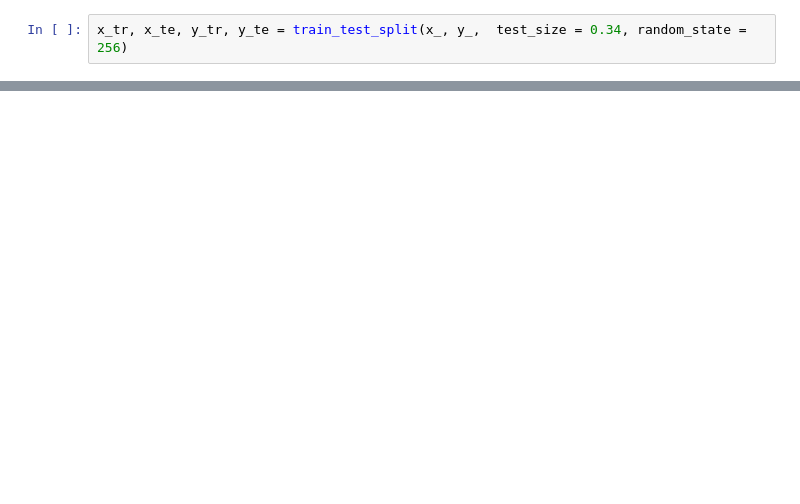
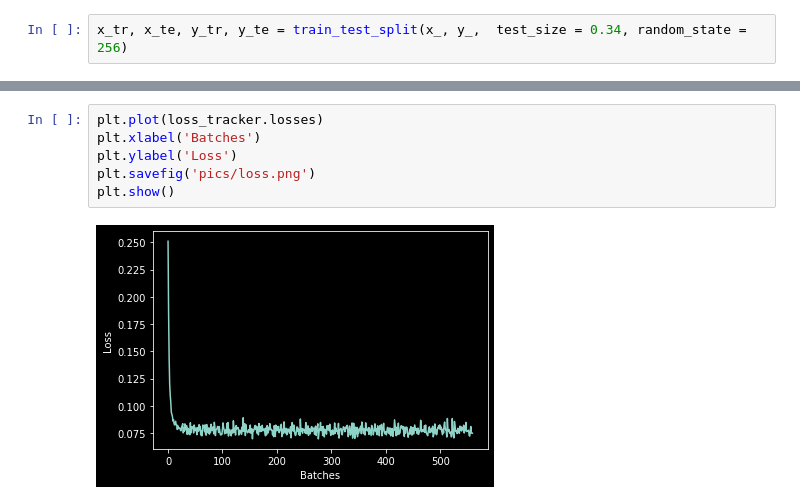
Before and after one commit to RyanYin04/MachineLearningPractice, a Jupyter notebook: 171ass2/Assignment2.ipynb, the cells around one changed output, grey strips where cells are left out. Cells and saved outputs as stored; diff of their text form; blank space fills up the shorter version.

```diff
--- a/171ass2/Assignment2.ipynb
+++ b/171ass2/Assignment2.ipynb
@@ -135,0 +214,8 @@ Epoch 50/50
+# %%
+plt.plot(loss_tracker.losses)
+plt.xlabel('Batches')
+plt.ylabel('Loss')
+plt.savefig('pics/loss.png')
+plt.show()
+# %% [output]
+[figure, added]
```
Also changed, not shown: parts of 17 cells of this notebook, 1 other file.
